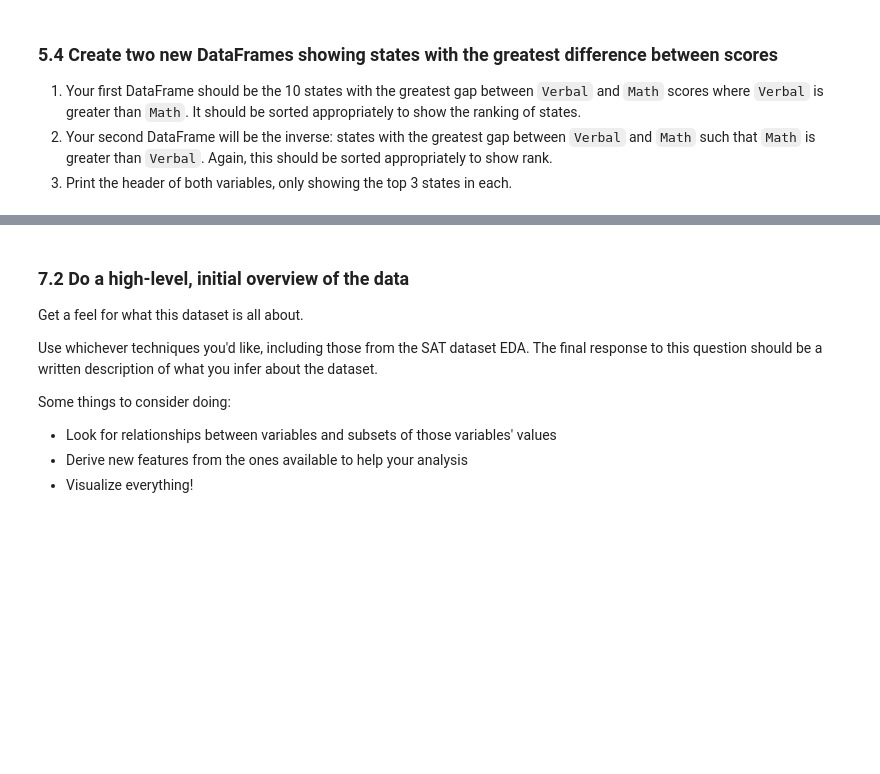
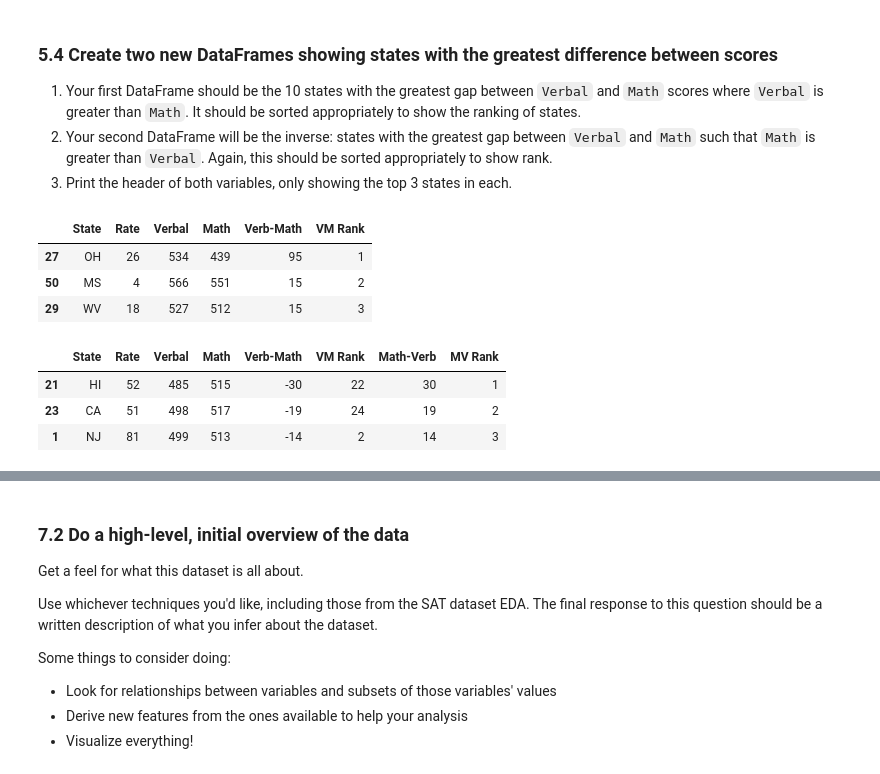
Before and after one commit to godsylla/Civic-Data-Analysis, a Jupyter notebook: project-02-v2-starter-code.ipynb, the cells around one changed output, grey strips where cells are left out. Drawn from its saved outputs; the diff is of its cells as text; code cells hidden in the pictures; blank space fills up the shorter version.

```diff
--- a/project-02-v2-starter-code.ipynb
+++ b/project-02-v2-starter-code.ipynb
@@ -501,3 +563,38 @@ Specifically, this should be `Verbal - Math`.
+# %%
+VM_Rank = []
+
+i = 1
+while i <= len(VM_descending):
+    VM_Rank.append(i)
+    i +=1
+
+VM_descending['VM Rank'] = np.array(VM_Rank)
+top10_vmdiff = VM_descending[:10]
+top10_vmdiff[:3]
+# %% [output]
+|  | State | Rate | Verbal | Math | Verb-Math | VM Rank |
+| 27 | OH | 26 | 534 | 439 | 95 | 1 |
+| 50 | MS | 4 | 566 | 551 | 15 | 2 |
+| 29 | WV | 18 | 527 | 512 | 15 | 3 |
+# %%
+mv_diff = scores_pd_df['Math'] - scores_pd_df['Verbal']
+scores_pd_df['Math-Verb'] = mv_diff
+MV_descending = scores_pd_df.sort_values(by='Math-Verb', ascending=False)
+
+MV_Rank = []
+i=1
+while i <= len(MV_descending):
+    MV_Rank.append(i)
+    i += 1
+
+MV_descending['MV Rank'] = MV_Rank
+top10_mvdiff = MV_descending[:10]
+top10_mvdiff[:3]
+# %% [output]
+|  | State | Rate | Verbal | Math | Verb-Math | VM Rank | Math-Verb | MV Rank |
+| 21 | HI | 52 | 485 | 515 | -30 | 22 | 30 | 1 |
+| 23 | CA | 51 | 498 | 517 | -19 | 24 | 19 | 2 |
+| 1 | NJ | 81 | 499 | 513 | -14 | 2 | 14 | 3 |
 # %% [markdown]
 ## 6. Examine summary statistics
 
```
Also changed, not shown: parts of 16 cells of this notebook.
